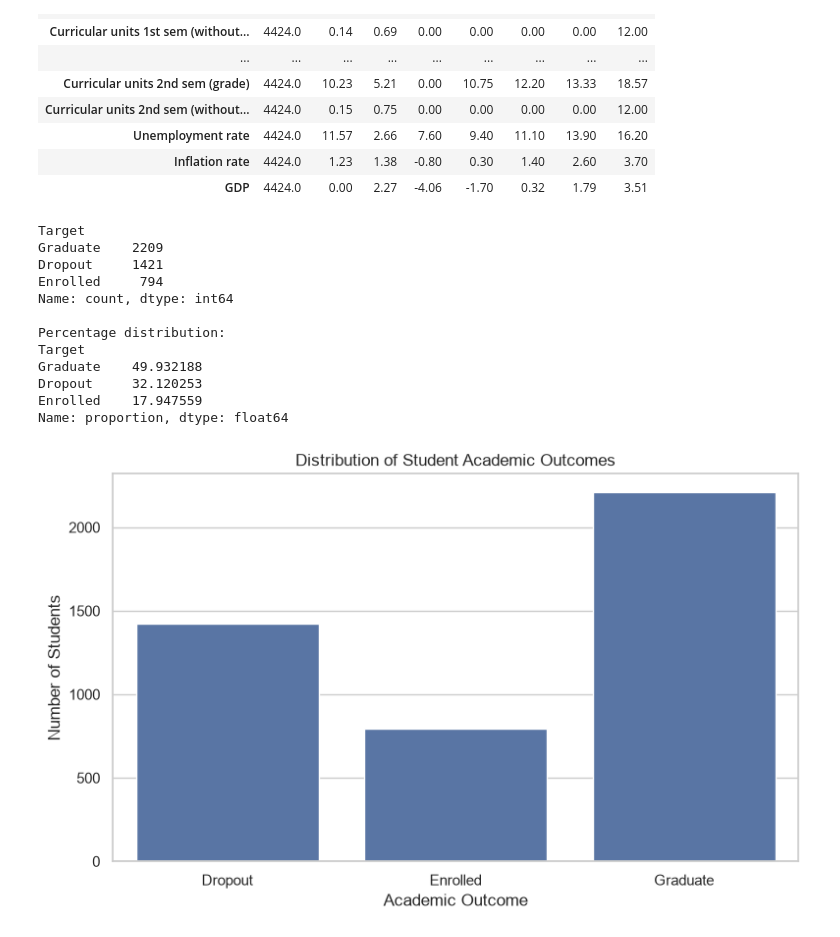
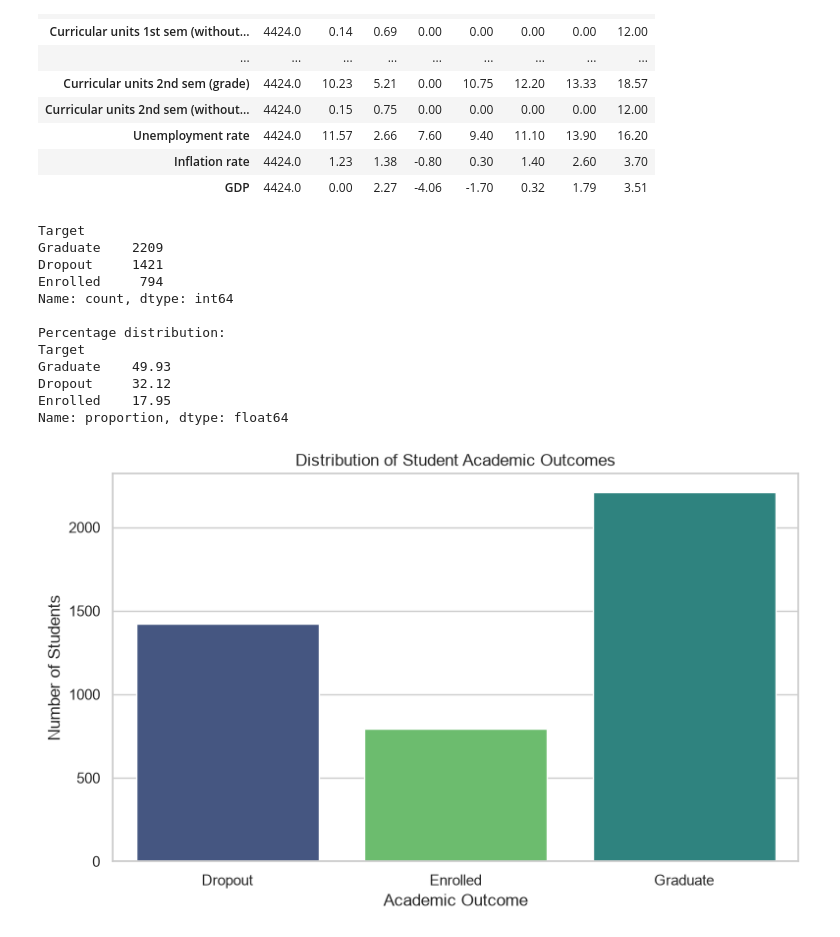
Before and after one commit to mrsegaexplains/IT5022_machine_learning_group_assignment, a Jupyter notebook: notebooks/01_data_exploration.ipynb, the cells around one changed output. Cells and saved outputs as stored; diff of their text form; code cells hidden in the pictures.

```diff
--- a/notebooks/01_data_exploration.ipynb
+++ b/notebooks/01_data_exploration.ipynb
@@ -145,38 +145,37 @@ Descriptive Statistics for True Numerical Features:
 # %%
 print(df["Target"].value_counts())
 
 print("\nPercentage distribution:")
-print(
-    df["Target"].value_counts(normalize=True) * 100
-)
+print((df["Target"].value_counts(normalize=True) * 100).round(2))
+
 plt.figure(figsize=(8, 5))
 
 sns.countplot(
     data=df,
     x="Target",
-    order=["Dropout", "Enrolled", "Graduate"]
+    order=["Dropout", "Enrolled", "Graduate"],
+    hue="Target",
+    palette="viridis",
+    legend=False
 )
 
 plt.title("Distribution of Student Academic Outcomes")
 plt.xlabel("Academic Outcome")
 plt.ylabel("Number of Students")
 
 plt.tight_layout()
-plt.show() # before training the modelwe can visualize the class imbalance as below with below chart
-
-#Observations:
-#Since the target classess are imbalanced , when evaluating model performance accuracy only will not be enough. We will need to use other metrics like precision, recall, f1-score and confusion matrix to evaluate the model performance
+plt.show()
 # %% [output]
 Target
 Graduate    2209
 Dropout     1421
 Enrolled     794
 Name: count, dtype: int64
 
 Percentage distribution:
 Target
-Graduate    49.932188
-Dropout     32.120253
-Enrolled    17.947559
+Graduate    49.93
+Dropout     32.12
+Enrolled    17.95
 Name: proportion, dtype: float64
-[figure, old version]
+[figure, new version]
```
Also changed, not shown: parts of 29 cells of this notebook.
